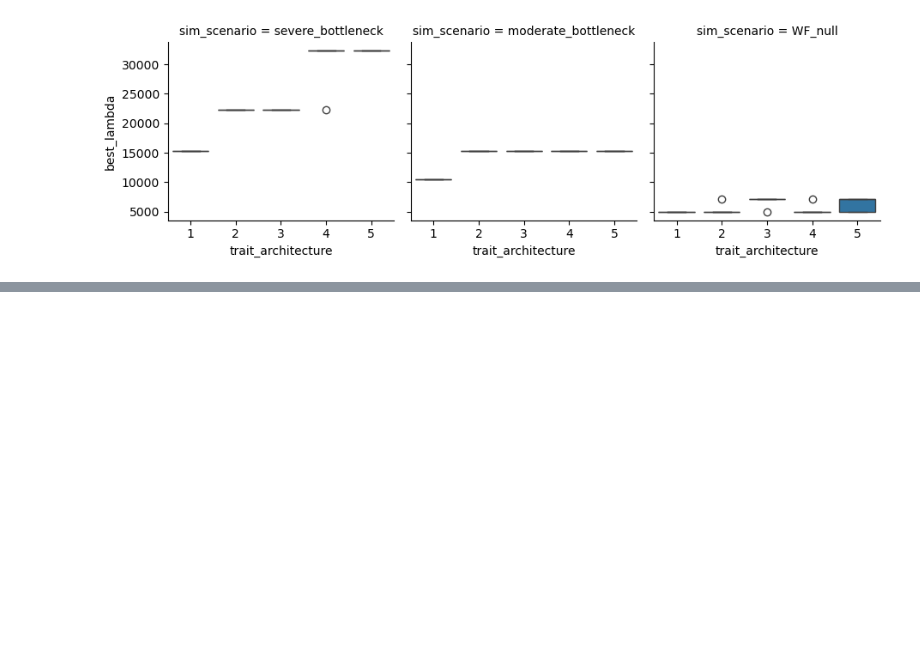
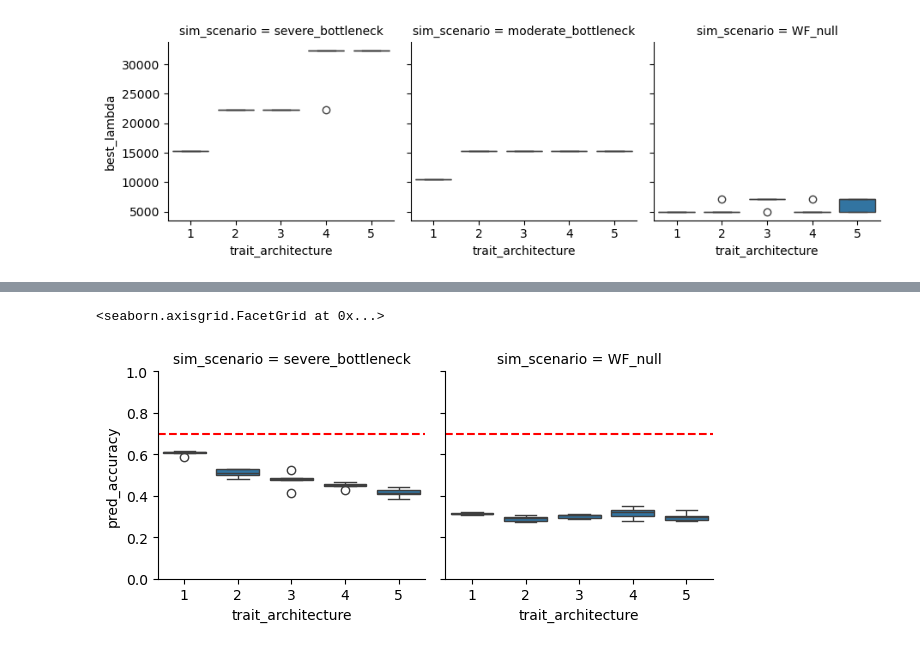
Before and after one commit to Arcadia-Science/2025-epistasis-dl-quantgen, a Jupyter notebook: workflow_sims/plot_linear_summary.ipynb, the cells around one changed output, grey strips where cells are left out. Cells and saved outputs as stored; diff of their text form; code cells hidden in the pictures; blank space fills up the shorter version.

```diff
--- a/workflow_sims/plot_linear_summary.ipynb
+++ b/workflow_sims/plot_linear_summary.ipynb
@@ -90,0 +123,14 @@ OrderedDict()
+# %%
+summary1_rrBLUP = pd.read_csv('rrBLUP_output/test_sim_WF_1kbt_10000n_5000000bp_rrBLUP_corr_summary.txt', sep=" ")
+#summary2 = pd.read_csv('rrBLUP_output/test_sim_WF_10kbt_10000n_5000000bp_rrBLUP_corr_summary.txt', sep=",")
+summary3_rrBLUP = pd.read_csv('rrBLUP_output/test_sim_WF_null_10000n_5000000bp_rrBLUP_corr_summary.txt', sep=" ")
+# %%
+summary1_rrBLUP['sim_scenario'] = 'severe_bottleneck'
+#summary2['sim_scenario'] = 'moderate_bottleneck'
+summary3_rrBLUP['sim_scenario'] = 'WF_null'
+
+summary_rrBLUP = pd.concat([summary1_rrBLUP,  summary3_rrBLUP])
+#summary_rrBLUP = pd.concat([summary1_rrBLUP, summary2_rrBLUP, summary3_rrBLUP])
+
+summary_rrBLUP['trait_architecture'] = ((summary_rrBLUP['trait'] - 1) // 5) + 1
+summary_rrBLUP.head()
@@ -90,0 +144,8 @@ OrderedDict()
+# %%
+gsum = sns.FacetGrid(summary_rrBLUP, col="sim_scenario", col_wrap=5, sharex=True, sharey=True)
+gsum.map_dataframe(sns.boxplot, x="trait_architecture", y="pred_accuracy")
+gsum.set(ylim=(0, 1))
+gsum.map(plt.axhline, y=0.7, color='red', linestyle='--')
+# %% [output]
+<seaborn.axisgrid.FacetGrid at 0x...>
+[figure, added]
```
Also changed, not shown: parts of 16 cells of this notebook.
